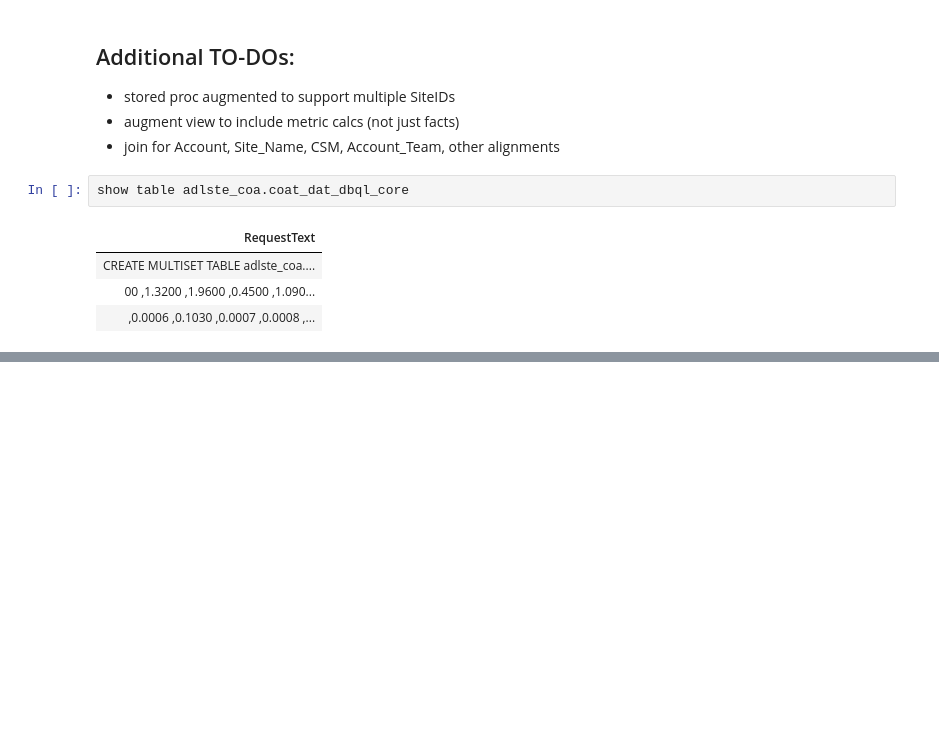
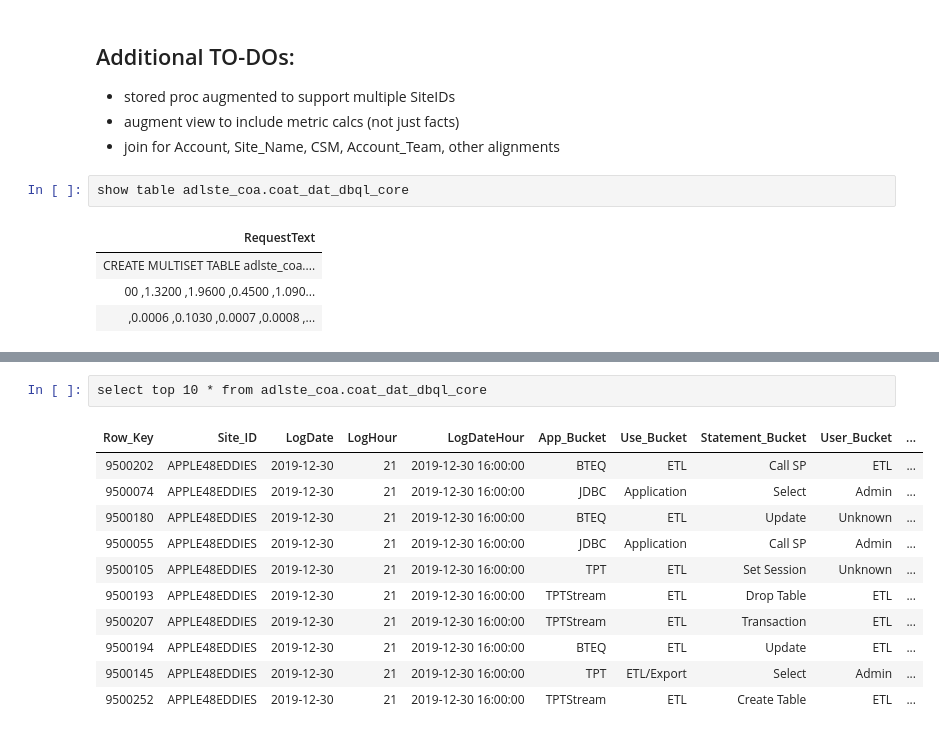
Before and after one commit to tdcoa/sql, a Jupyter notebook: datamodel/dbql_core.ipynb, the cells around one changed output, grey strips where cells are left out. Drawn from its saved outputs; the diff is of its cells as text; blank space fills up the shorter version.

```diff
--- a/datamodel/dbql_core.ipynb
+++ b/datamodel/dbql_core.ipynb
@@ -530,0 +2157,14 @@ show table adlste_coa.coat_dat_dbql_core
+# %%
+select top 10 * from adlste_coa.coat_dat_dbql_core
+# %% [output]
+| Row_Key | Site_ID | LogDate | LogHour | LogDateHour | App_Bucket | Use_Bucket | Statement_Bucket | User_Bucket | ... |
+| 9500202 | APPLE48EDDIES | 2019-12-30 | 21 | 2019-12-30 16:00:00 | BTEQ | ETL | Call SP | ETL | ... |
+| 9500074 | APPLE48EDDIES | 2019-12-30 | 21 | 2019-12-30 16:00:00 | JDBC | Application | Select | Admin | ... |
+| 9500180 | APPLE48EDDIES | 2019-12-30 | 21 | 2019-12-30 16:00:00 | BTEQ | ETL | Update | Unknown | ... |
+| 9500055 | APPLE48EDDIES | 2019-12-30 | 21 | 2019-12-30 16:00:00 | JDBC | Application | Call SP | Admin | ... |
+| 9500105 | APPLE48EDDIES | 2019-12-30 | 21 | 2019-12-30 16:00:00 | TPT | ETL | Set Session | Unknown | ... |
+| 9500193 | APPLE48EDDIES | 2019-12-30 | 21 | 2019-12-30 16:00:00 | TPTStream | ETL | Drop Table | ETL | ... |
+| 9500207 | APPLE48EDDIES | 2019-12-30 | 21 | 2019-12-30 16:00:00 | TPTStream | ETL | Transaction | ETL | ... |
+| 9500194 | APPLE48EDDIES | 2019-12-30 | 21 | 2019-12-30 16:00:00 | BTEQ | ETL | Update | ETL | ... |
+| 9500145 | APPLE48EDDIES | 2019-12-30 | 21 | 2019-12-30 16:00:00 | TPT | ETL/Export | Select | Admin | ... |
+| 9500252 | APPLE48EDDIES | 2019-12-30 | 21 | 2019-12-30 16:00:00 | TPTStream | ETL | Create Table | ETL | ... |
```
Also changed, not shown: parts of 33 cells of this notebook, 4 other files.
